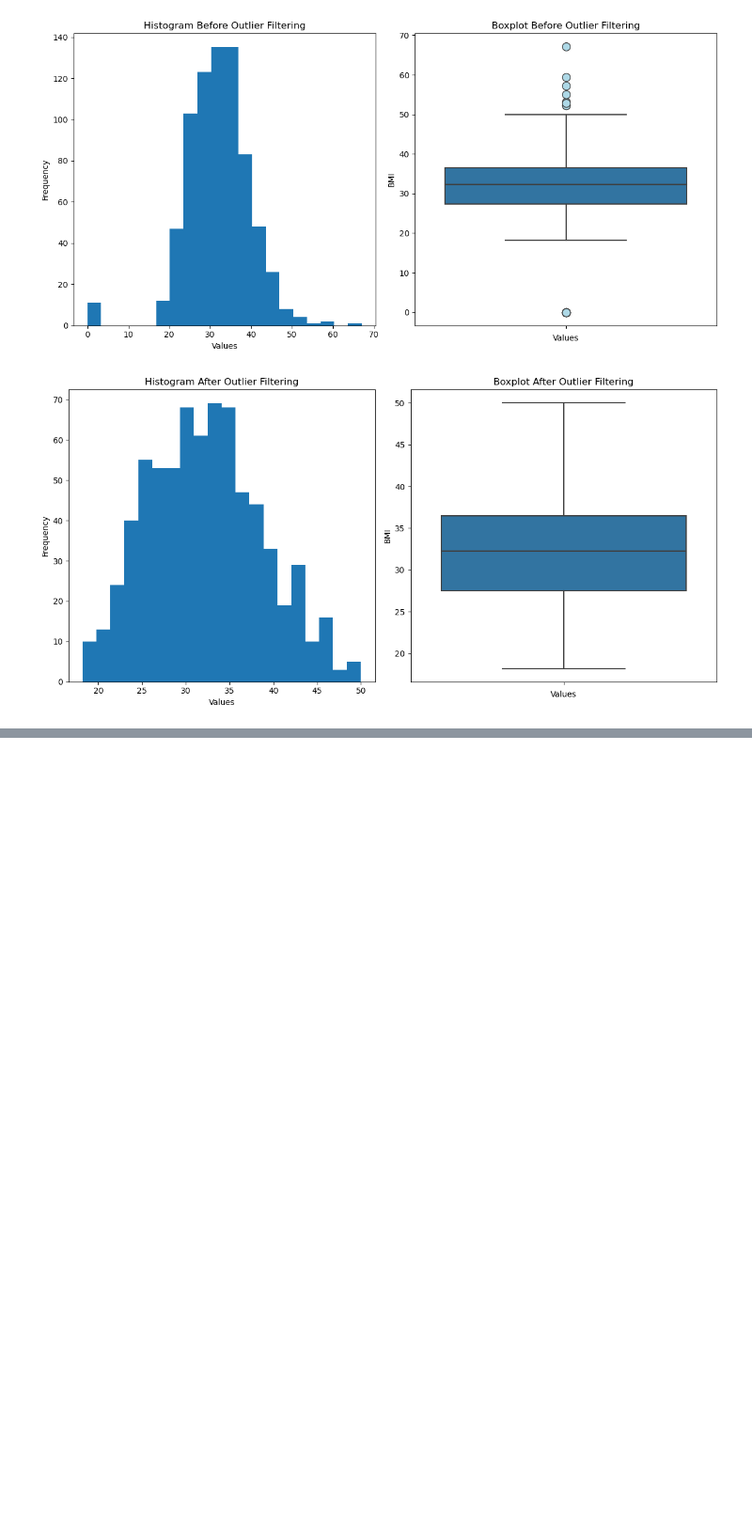
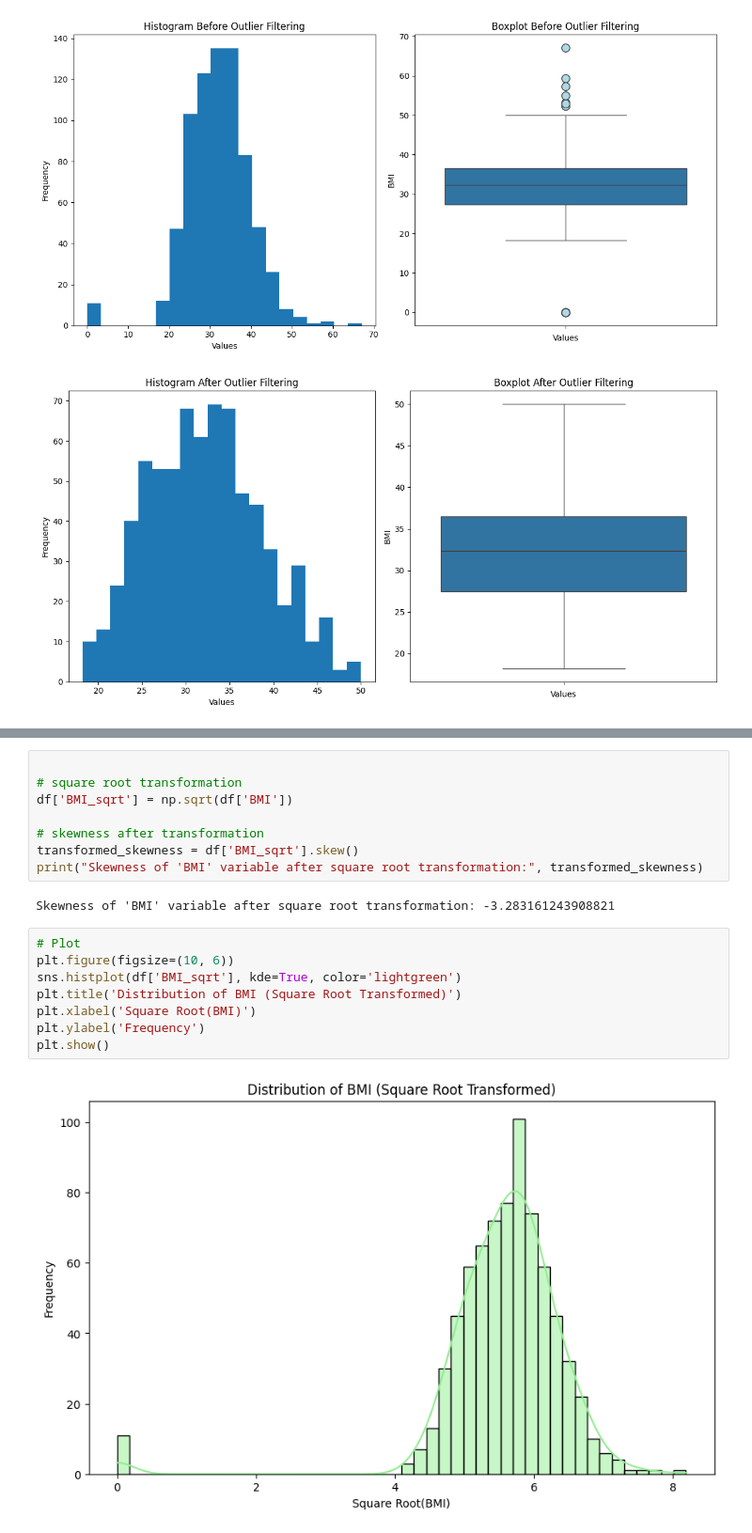
Before and after one commit to Vedantpr0/college, a Jupyter notebook: Data Science Practicals No 2.ipynb, the cells around one changed output, grey strips where cells are left out. Shown at 94% size. Saved outputs shown, nothing was run; the diff lists cells and outputs as text; blank space fills up the shorter version.

```diff
--- a/Data Science Practicals No 2.ipynb
+++ b/Data Science Practicals No 2.ipynb
@@ -100,0 +120,20 @@ plot_histogram_and_boxplot(df_filtered, 'BMI', 'After Outlier Filtering')
+# %%
+
+# square root transformation
+df['BMI_sqrt'] = np.sqrt(df['BMI'])
+
+# skewness after transformation
+transformed_skewness = df['BMI_sqrt'].skew()
+print("Skewness of 'BMI' variable after square root transformation:", transformed_skewness)
+# %% [output]
+Skewness of 'BMI' variable after square root transformation: -3.283161243908821
+# %%
+# Plot
+plt.figure(figsize=(10, 6))
+sns.histplot(df['BMI_sqrt'], kde=True, color='lightgreen')
+plt.title('Distribution of BMI (Square Root Transformed)')
+plt.xlabel('Square Root(BMI)')
+plt.ylabel('Frequency')
+plt.show()
+# %% [output]
+[figure, added]
```
Also changed, not shown: parts of 5 cells of this notebook.
